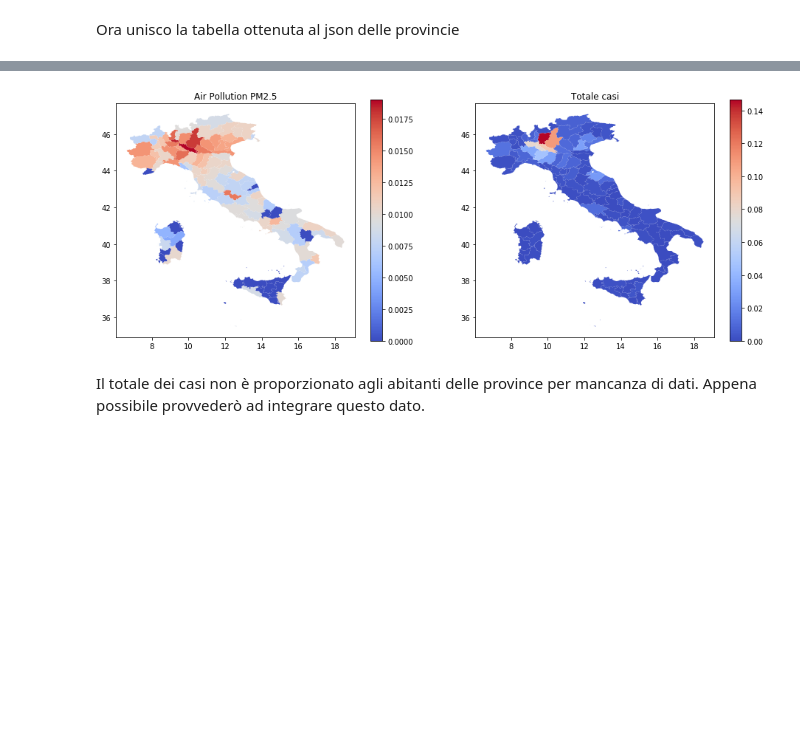
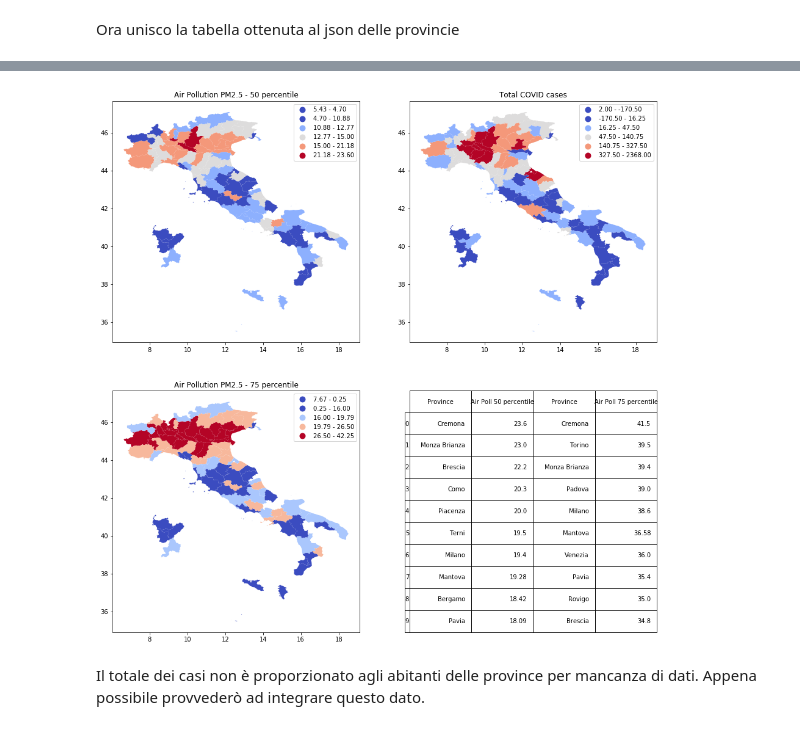
Before and after one commit to andreapas79/COVID-19, a Jupyter notebook: making_main_table.ipynb, the cells around one changed output, grey strips where cells are left out. Cells and saved outputs as stored; diff of their text form; code cells hidden in the pictures; blank space fills up the shorter version.

```diff
--- a/making_main_table.ipynb
+++ b/making_main_table.ipynb
@@ -316,0 +461,8 @@ vis_prov['rate_death'] = vis_prov['totale_casi']/vis_prov['totale_casi'].sum()
+# %%
+tableAP =pd.concat([b.reset_index(drop=True), c.reset_index(drop=True)], axis=1)
+tableAP.loc[:, 'airpoll_50perc'] = tableAP.loc[:, 'airpoll_50perc'].round(2)
+tableAP.loc[:, 'airpoll_75perc'] = tableAP.loc[:, 'airpoll_75perc'].round(2)
+tableAP.columns =['prov1', 'airpoll_50perc', 'prov2', 'airpoll_75perc']
+tableAP.loc[tableAP.prov1=='Monza e della Brianza','prov1'] = 'Monza Brianza'
+tableAP.loc[tableAP.prov2=='Monza e della Brianza','prov2'] = 'Monza Brianza'
+tableAP
@@ -316,0 +481,17 @@ vis_prov['rate_death'] = vis_prov['totale_casi']/vis_prov['totale_casi'].sum()
+# %%
+
+
+fig, ax = plt.subplots(nrows=2, ncols=2, figsize=(16,16))
+ax[0][0].set_title('Air Pollution PM2.5 - 50 percentile')
+vis_prov.plot(column='airpoll_50perc', ax=ax[0][0], cmap='coolwarm', legend=True )
+ax[0][1].set_title('Total COVID cases')
+vis_prov.plot(column='totale_casi', ax=ax[0][1], cmap='coolwarm', legend=True)
+ax[1][0].set_title('Air Pollution PM2.5 - 75 percentile')
+vis_prov.plot(column='airpoll_75perc', ax=ax[1][0], cmap='coolwarm', legend=True)
+
+ax[1][1].axis('off')
+table = ax[1][1].table(cellText = tableAP.values, rowLabels = tableAP.index, bbox=bbox, colLabels=['Province','Air Poll 50 percentile', 'Province', 'Air Poll 75 percentile'],)
+table.auto_set_font_size(False)
+mpl_table.set_fontsize(14)
+
+plt.show()
@@ -317,13 +500,21 @@ vis_prov['rate_death'] = vis_prov['totale_casi']/vis_prov['totale_casi'].sum()
 # %%
-fig, ax = plt.subplots(nrows=1, ncols=2, figsize=(16, 6))
-ax[0].set_title('Air Pollution PM2.5')
-vis_prov.plot(column='rate_poll', ax=ax[0], cmap='coolwarm', legend=True)
-ax[1].set_title('Totale casi')
-vis_prov.plot(column='rate_death', ax=ax[1], cmap='coolwarm', legend=True)
+fig, ax = plt.subplots(nrows=2, ncols=2, figsize=(16,16))
+
+ax[0][0].set_title('Air Pollution PM2.5 - 50 percentile')
+vis_prov.plot(column='airpoll_50perc', ax=ax[0][0], cmap='coolwarm', legend=True , scheme='box_plot')
+ax[0][1].set_title('Total COVID cases')
+vis_prov.plot(column='totale_casi', ax=ax[0][1], cmap='coolwarm', legend=True, scheme='box_plot')
+ax[1][0].set_title('Air Pollution PM2.5 - 75 percentile')
+vis_prov.plot(column='airpoll_75perc', ax=ax[1][0], cmap='coolwarm', legend=True , scheme='box_plot')
+
+ax[1][1].axis('off')
+table = ax[1][1].table(cellText = tableAP.values, rowLabels = tableAP.index, bbox=bbox, colLabels=['Province','Air Poll 50 percentile', 'Province', 'Air Poll 75 percentile'],)
+table.auto_set_font_size(False)
+mpl_table.set_fontsize(14)
 
 plt.show()
 # %% [output]
-[figure, old version]
+[figure, new version]
 # %% [markdown]
 Il totale dei casi non è proporzionato agli abitanti delle province per mancanza di dati. Appena possibile provvederò ad integrare questo dato.
 # %% [markdown]
```
Also changed, not shown: parts of 28 cells of this notebook, 1 other file.
